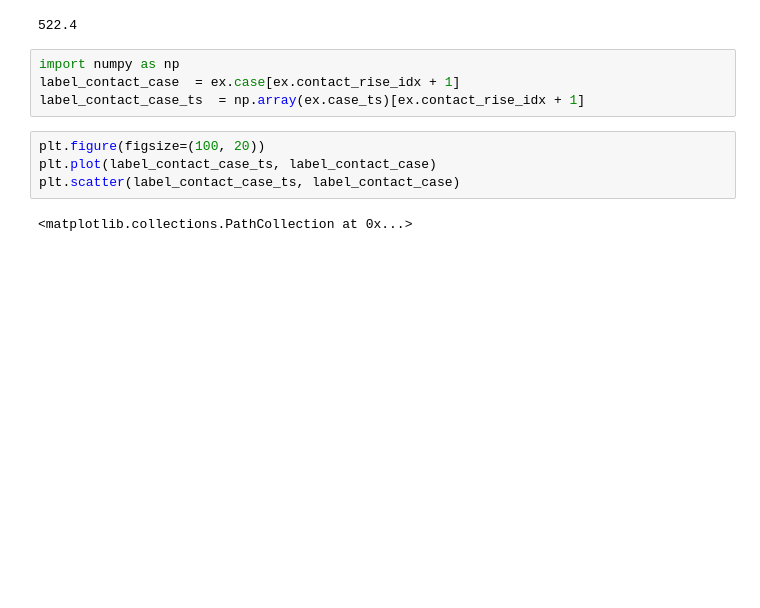
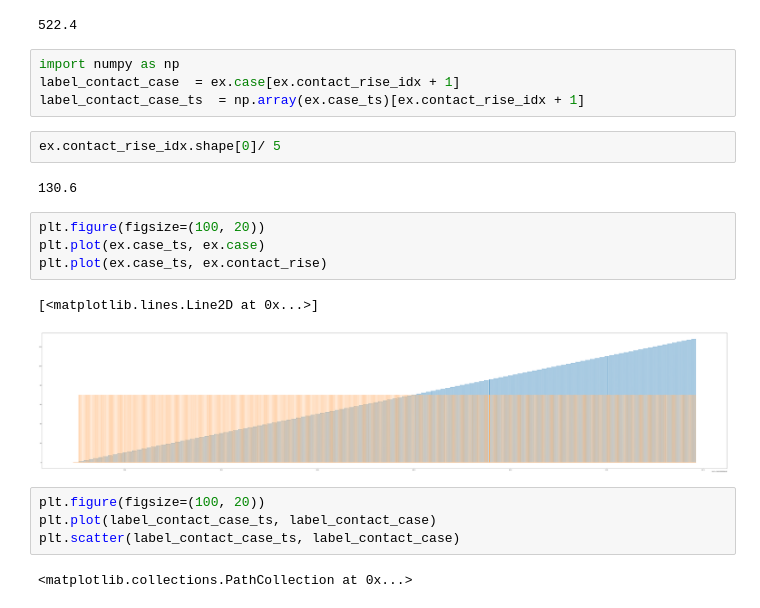
Before and after one commit to AdvancedResearchInnovationCenter/TactiGraph, a Jupyter notebook: Untitled.ipynb, the cells around one changed output. Drawn from its saved outputs; the diff is of its cells as text; blank space fills up the shorter version.

```diff
--- a/Untitled.ipynb
+++ b/Untitled.ipynb
@@ -37,6 +65,17 @@ ex.contact_rise_idx.shape[0]*0.8
 import numpy as np
 label_contact_case  = ex.case[ex.contact_rise_idx + 1]
 label_contact_case_ts  = np.array(ex.case_ts)[ex.contact_rise_idx + 1]
+# %%
+ex.contact_rise_idx.shape[0]/ 5
+# %% [output]
+130.6
+# %%
+plt.figure(figsize=(100, 20))
+plt.plot(ex.case_ts, ex.case)
+plt.plot(ex.case_ts, ex.contact_rise)
+# %% [output]
+[<matplotlib.lines.Line2D at 0x...>]
+[figure, added]
 # %%
 plt.figure(figsize=(100, 20))
 plt.plot(label_contact_case_ts, label_contact_case)
```
Also changed, not shown: parts of 8 cells of this notebook, 10 other files.
